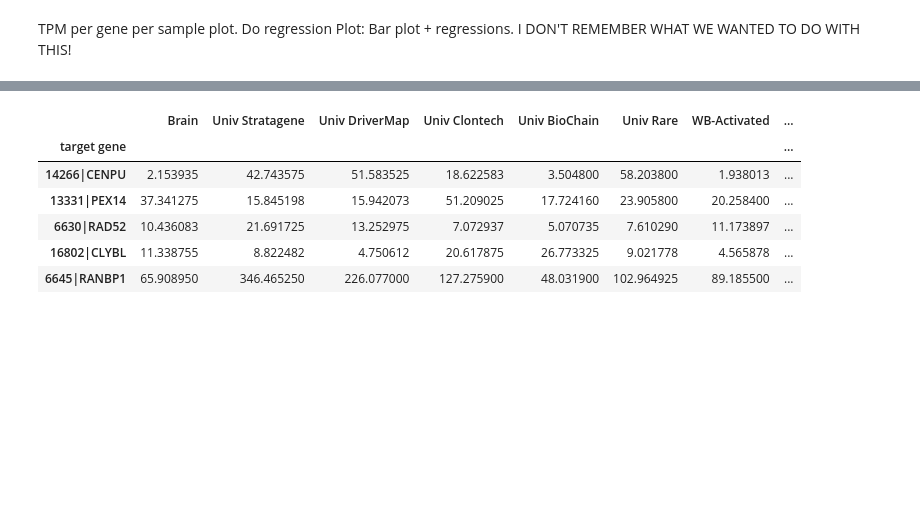
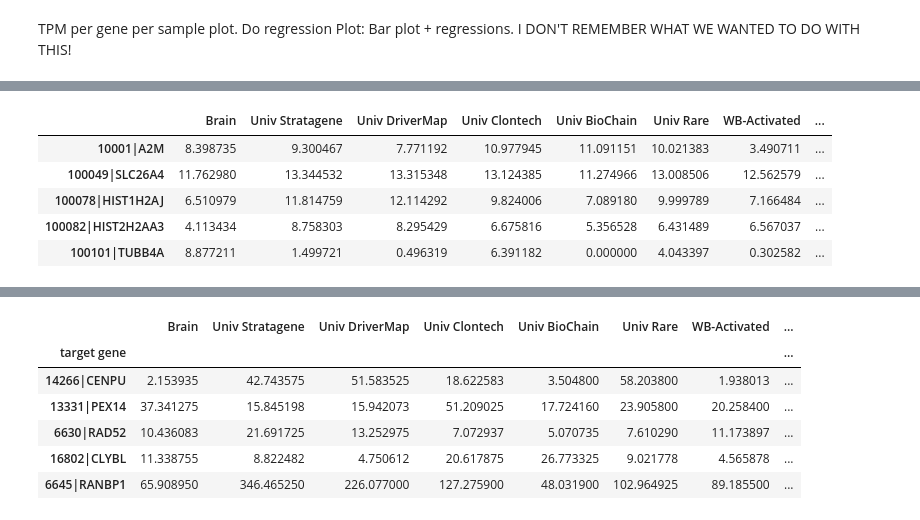
Before and after one commit to lrondi/Project_1, a Jupyter notebook: project main.ipynb, the cells around one changed output, grey strips where cells are left out. Saved outputs shown, nothing was run; the diff lists cells and outputs as text; code cells hidden in the pictures; blank space fills up the shorter version.

```diff
--- a/project main.ipynb
+++ b/project main.ipynb
@@ -346,0 +398,21 @@ TPM per gene per sample plot. Do regression Plot: Bar plot + regressions. I DON'
+# %%
+col_dict_dm={}
+for index, row in new_dm_df.iterrows():
+    col_dict_dm[index]=row
+
+#print(col_dict)
+keys_dm=list(col_dict_dm.keys())
+val_dict_dm={}
+for i in keys:
+    val_dict_dm[i]=data_dm_log.loc[i,:]
+
+val_dict_dm
+val_dm_df=pd.DataFrame.from_dict(val_dict_dm).transpose()
+val_dm_df.head()
+# %% [output]
+|  | Brain | Univ Stratagene | Univ DriverMap | Univ Clontech | Univ BioChain | Univ Rare | WB-Activated | ... |
+| 10001|A2M | 8.398735 | 9.300467 | 7.771192 | 10.977945 | 11.091151 | 10.021383 | 3.490711 | ... |
+| 100049|SLC26A4 | 11.762980 | 13.344532 | 13.315348 | 13.124385 | 11.274966 | 13.008506 | 12.562579 | ... |
+| 100078|HIST1H2AJ | 6.510979 | 11.814759 | 12.114292 | 9.824006 | 7.089180 | 9.999789 | 7.166484 | ... |
+| 100082|HIST2H2AA3 | 4.113434 | 8.758303 | 8.295429 | 6.675816 | 5.356528 | 6.431489 | 6.567037 | ... |
+| 100101|TUBB4A | 8.877211 | 1.499721 | 0.496319 | 6.391182 | 0.000000 | 4.043397 | 0.302582 | ... |
```
Also changed, not shown: parts of 15 cells of this notebook.
